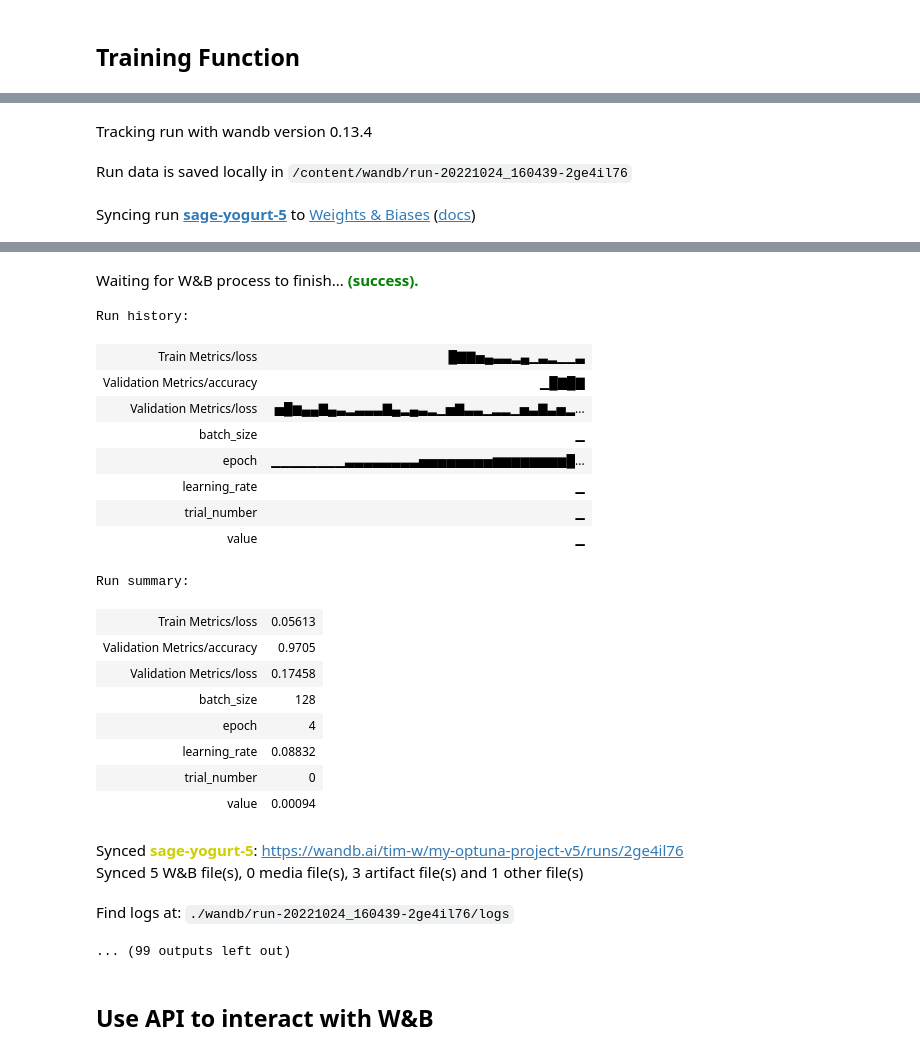
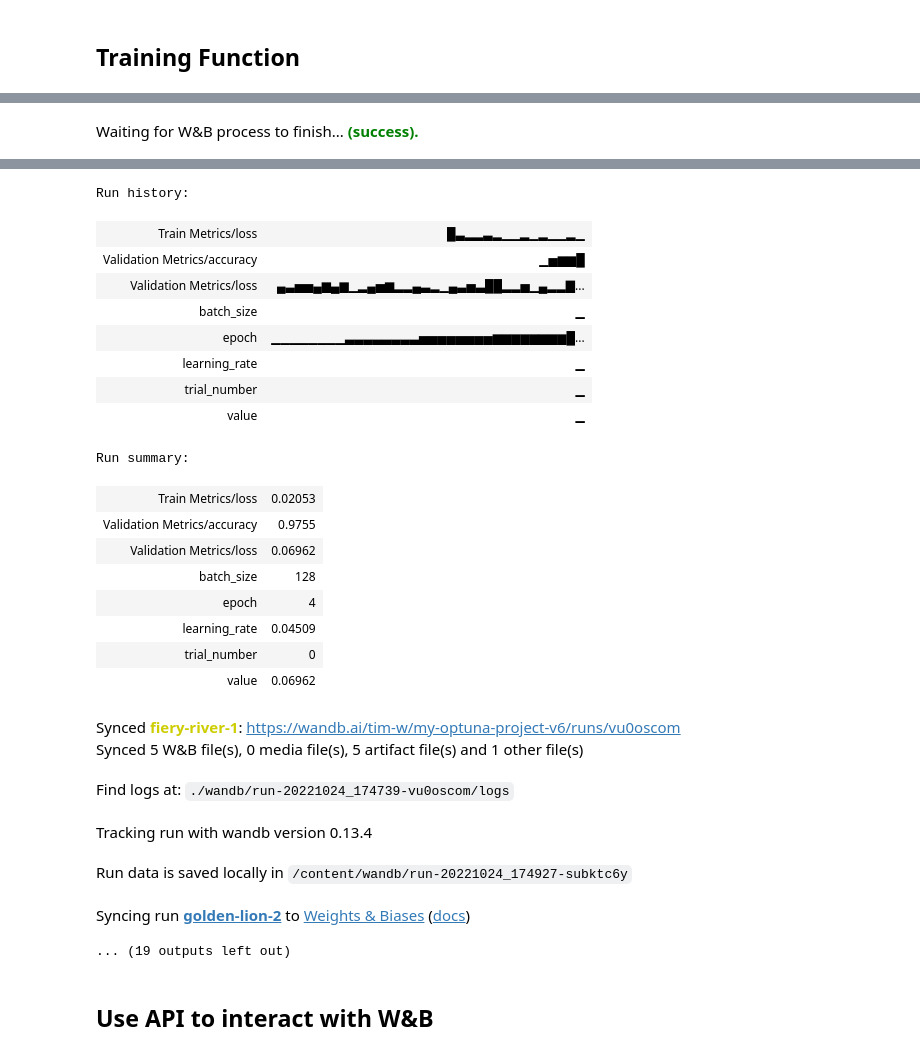
Before and after one commit to timsetsfire/wandb-examples, a Jupyter notebook: colab/W&B_Training_with_Optuna.ipynb, the cells around one changed output, grey strips where cells are left out. Drawn from its saved outputs; the diff is of its cells as text; code cells hidden in the pictures.

```diff
--- a/colab/W&B_Training_with_Optuna.ipynb
+++ b/colab/W&B_Training_with_Optuna.ipynb
@@ -440,2 +425,5 @@ Find logs at: ./wandb/run-20221024_155919-m7jlt1p9/logs
+# %%
+wandb_kwargs = {"project": "my-optuna-project-v6"}
+wandbc = WeightsAndBiasesCallback(wandb_kwargs=wandb_kwargs, as_multirun=True)
 # %% [markdown]
 ## Training Function
@@ -510,5 +493,5 @@ def train_func(trial):
     return loss
 # %%
 study = optuna.create_study()
-study.optimize(train_func, n_trials=10, callbacks=[wandbc])
+study.optimize(train_func, n_trials=3, callbacks=[wandbc])
 # %% [output]
@@ -516,3 +516 @@ study.optimize(train_func, n_trials=10, callbacks=[wandbc])
-Tracking run with wandb version 0.13.4
+Waiting for W&B process to finish... (success).
-Run data is saved locally in /content/wandb/run-20221024_160439-2ge4il76
-Syncing run sage-yogurt-5 to Weights & Biases (docs)
@@ -536,26 +517,28 @@ INFO:CNN-Logger:Epoch 4, Accuracy of the model on the 2000 validation images: 97
-Waiting for W&B process to finish... (success).
 Run history:
-| Train Metrics/loss | █▇▇▅▄▃▃▂▄▁▃▂▁▁▃ |
-| Validation Metrics/accuracy | ▁█▇█▇ |
-| Validation Metrics/loss | ▅█▆▄▄▇▄▃▂▃▃▃▇▄▂▄▃▂▁▅▇▃▃▁▂▂▁▅▃▇▃▅▂... |
+| Train Metrics/loss | █▃▂▂▃▂▁▁▂▁▂▁▁▂▁ |
+| Validation Metrics/accuracy | ▁▅▆▆█ |
+| Validation Metrics/loss | ▄▃▅▅▄▆▄▆▁▂▄▅▆▂▂▄▃▂▁▄▃▅▃██▂▂▅▁▄▂▂▇... |
 | batch_size | ▁ |
 | epoch | ▁▁▁▁▁▁▁▁▃▃▃▃▃▃▃▃▅▅▅▅▅▅▅▅▆▆▆▆▆▆▆▆█... |
 | learning_rate | ▁ |
 | trial_number | ▁ |
 | value | ▁ |
 Run summary:
-| Train Metrics/loss | 0.05613 |
-| Validation Metrics/accuracy | 0.9705 |
-| Validation Metrics/loss | 0.17458 |
+| Train Metrics/loss | 0.02053 |
+| Validation Metrics/accuracy | 0.9755 |
+| Validation Metrics/loss | 0.06962 |
 | batch_size | 128 |
 | epoch | 4 |
-| learning_rate | 0.08832 |
+| learning_rate | 0.04509 |
 | trial_number | 0 |
-| value | 0.00094 |
+| value | 0.06962 |
+Synced fiery-river-1: https://wandb.ai/tim-w/my-optuna-project-v6/runs/vu0oscom
+Synced 5 W&B file(s), 0 media file(s), 5 artifact file(s) and 1 other file(s)
+Find logs at: ./wandb/run-20221024_174739-vu0oscom/logs
+Tracking run with wandb version 0.13.4
-Synced sage-yogurt-5: https://wandb.ai/tim-w/my-optuna-project-v5/runs/2ge4il76
-Synced 5 W&B file(s), 0 media file(s), 3 artifact file(s) and 1 other file(s)
+Run data is saved locally in /content/wandb/run-20221024_174927-subktc6y
-Find logs at: ./wandb/run-20221024_160439-2ge4il76/logs
+Syncing run golden-lion-2 to Weights & Biases (docs)
-... (99 outputs left out)
+... (19 outputs left out)
 # %% [markdown]
 ## Use API to interact with W&B
 # %%
```
Also changed, not shown: parts of 12 cells of this notebook.
